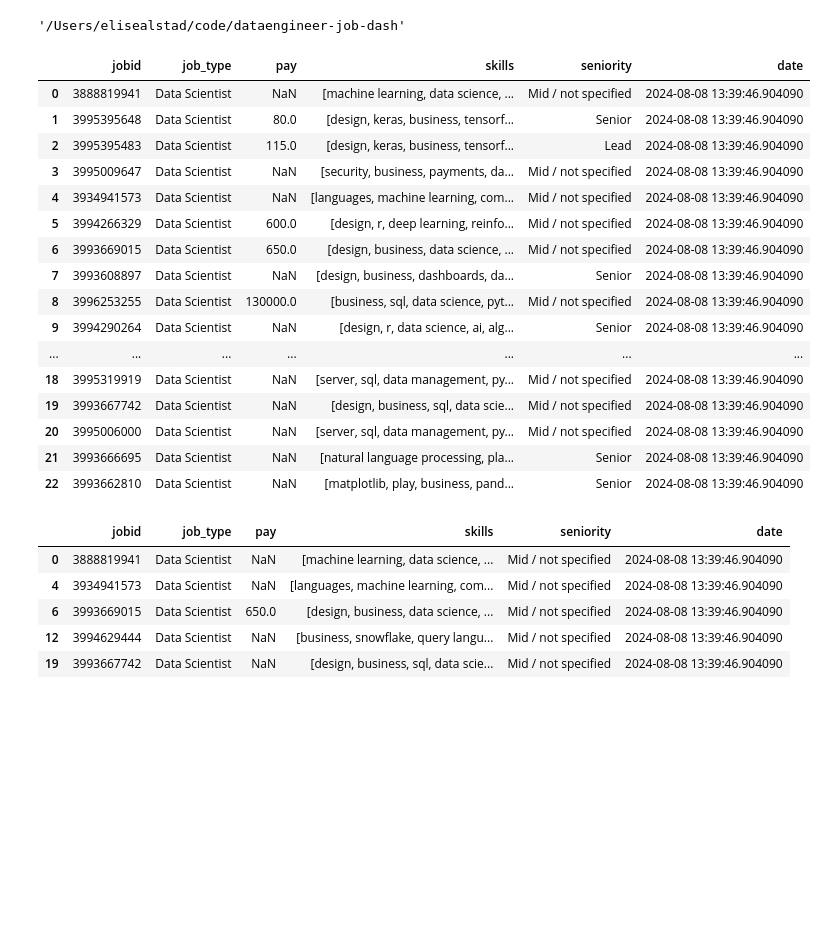
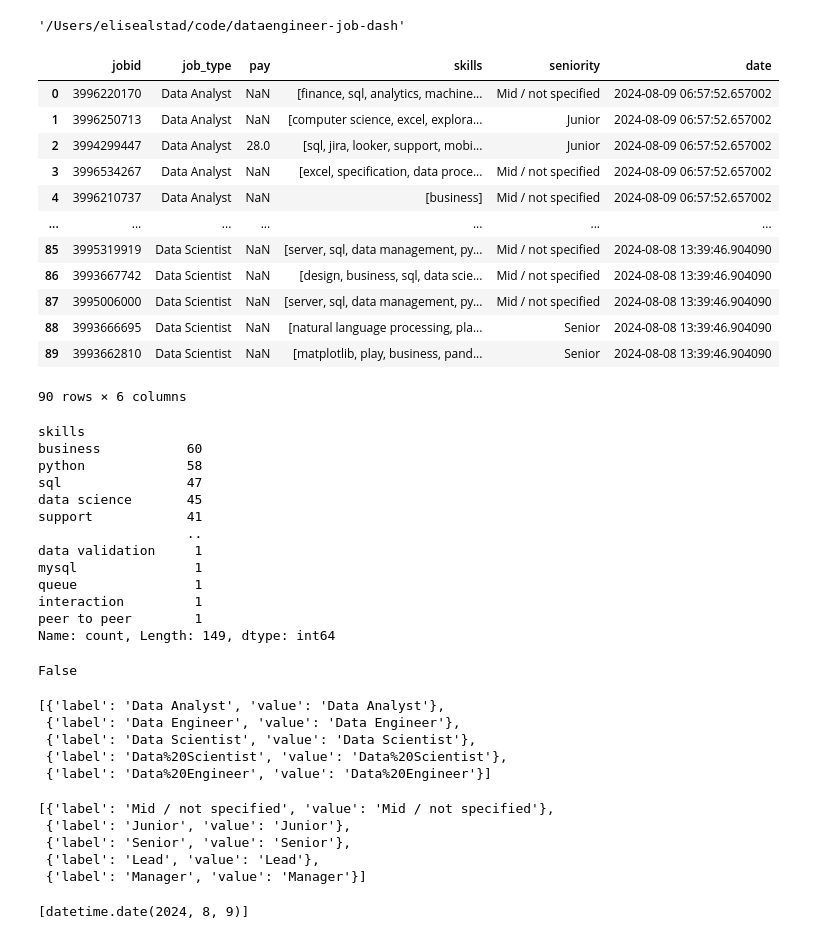
Before and after one commit to lalelisealstad/data-job-dash, a Jupyter notebook: notebooks/dev.ipynb, the cells around one changed output. Saved outputs shown, nothing was run; the diff lists cells and outputs as text; code cells hidden in the pictures; blank space fills up the shorter version.

```diff
--- a/notebooks/dev.ipynb
+++ b/notebooks/dev.ipynb
@@ -11,37 +11,33 @@ os.getcwd()
 # %%
 import pandas as pd
 import gcsfs
 import os
 
 
 
 # Define the path to your GCS bucket and file
-file_path_gcp = "gs://oslo-linkedin-dataengineer-jobs/transformed/jobs_08082024.parquet"
+file_path_gcp = "gs://oslo-linkedin-dataengineer-jobs/transformed"
 
 os.environ["GOOGLE_APPLICATION_CREDENTIALS"] = r"../service-account-details.json"
 
 df = pd.read_parquet(file_path_gcp)
 df = df.replace({'seniority':{None:'Mid / not specified'}})
 
 df
 # %% [output]
 |  | jobid | job_type | pay | skills | seniority | date |
-| 0 | 3888819941 | Data Scientist | NaN | [machine learning, data science, ... | Mid / not specified | 2024-08-08 13:39:46.904090 |
-| 1 | 3995395648 | Data Scientist | 80.0 | [design, keras, business, tensorf... | Senior | 2024-08-08 13:39:46.904090 |
-| 2 | 3995395483 | Data Scientist | 115.0 | [design, keras, business, tensorf... | Lead | 2024-08-08 13:39:46.904090 |
-| 3 | 3995009647 | Data Scientist | NaN | [security, business, payments, da... | Mid / not specified | 2024-08-08 13:39:46.904090 |
-| 4 | 3934941573 | Data Scientist | NaN | [languages, machine learning, com... | Mid / not specified | 2024-08-08 13:39:46.904090 |
-| 5 | 3994266329 | Data Scientist | 600.0 | [design, r, deep learning, reinfo... | Mid / not specified | 2024-08-08 13:39:46.904090 |
-| 6 | 3993669015 | Data Scientist | 650.0 | [design, business, data science, ... | Mid / not specified | 2024-08-08 13:39:46.904090 |
-| 7 | 3993608897 | Data Scientist | NaN | [design, business, dashboards, da... | Senior | 2024-08-08 13:39:46.904090 |
-| 8 | 3996253255 | Data Scientist | 130000.0 | [business, sql, data science, pyt... | Mid / not specified | 2024-08-08 13:39:46.904090 |
-| 9 | 3994290264 | Data Scientist | NaN | [design, r, data science, ai, alg... | Senior | 2024-08-08 13:39:46.904090 |
+| 0 | 3996220170 | Data Analyst | NaN | [finance, sql, analytics, machine... | Mid / not specified | 2024-08-09 06:57:52.657002 |
+| 1 | 3996250713 | Data Analyst | NaN | [computer science, excel, explora... | Junior | 2024-08-09 06:57:52.657002 |
+| 2 | 3994299447 | Data Analyst | 28.0 | [sql, jira, looker, support, mobi... | Junior | 2024-08-09 06:57:52.657002 |
+| 3 | 3996534267 | Data Analyst | NaN | [excel, specification, data proce... | Mid / not specified | 2024-08-09 06:57:52.657002 |
+| 4 | 3996210737 | Data Analyst | NaN | [business] | Mid / not specified | 2024-08-09 06:57:52.657002 |
 | ... | ... | ... | ... | ... | ... | ... |
-| 18 | 3995319919 | Data Scientist | NaN | [server, sql, data management, py... | Mid / not specified | 2024-08-08 13:39:46.904090 |
-| 19 | 3993667742 | Data Scientist | NaN | [design, business, sql, data scie... | Mid / not specified | 2024-08-08 13:39:46.904090 |
-| 20 | 3995006000 | Data Scientist | NaN | [server, sql, data management, py... | Mid / not specified | 2024-08-08 13:39:46.904090 |
-| 21 | 3993666695 | Data Scientist | NaN | [natural language processing, pla... | Senior | 2024-08-08 13:39:46.904090 |
-| 22 | 3993662810 | Data Scientist | NaN | [matplotlib, play, business, pand... | Senior | 2024-08-08 13:39:46.904090 |
+| 85 | 3995319919 | Data Scientist | NaN | [server, sql, data management, py... | Mid / not specified | 2024-08-08 13:39:46.904090 |
+| 86 | 3993667742 | Data Scientist | NaN | [design, business, sql, data scie... | Mid / not specified | 2024-08-08 13:39:46.904090 |
+| 87 | 3995006000 | Data Scientist | NaN | [server, sql, data management, py... | Mid / not specified | 2024-08-08 13:39:46.904090 |
+| 88 | 3993666695 | Data Scientist | NaN | [natural language processing, pla... | Senior | 2024-08-08 13:39:46.904090 |
+| 89 | 3993662810 | Data Scientist | NaN | [matplotlib, play, business, pand... | Senior | 2024-08-08 13:39:46.904090 |
+90 rows × 6 columns
 # %%
 filtered_df = df.query('job_type == @df.job_type.unique().tolist()[0]')
 filtered_df = filtered_df.query('seniority == @df.seniority.unique().tolist()[0]')
@@ -54,14 +50,47 @@ filtered_df = filtered_df[(filtered_df['date'] >= start_date) & (filtered_df['da
 
 ls_skills = df.explode('skills')['skills'].tolist()
 filtered_df = filtered_df[filtered_df['skills'].map(lambda x: ls_skills[0] in x)]
-filtered_df
+df.explode('skills')['skills'].value_counts()
 # %% [output]
-|  | jobid | job_type | pay | skills | seniority | date |
-| 0 | 3888819941 | Data Scientist | NaN | [machine learning, data science, ... | Mid / not specified | 2024-08-08 13:39:46.904090 |
-| 4 | 3934941573 | Data Scientist | NaN | [languages, machine learning, com... | Mid / not specified | 2024-08-08 13:39:46.904090 |
-| 6 | 3993669015 | Data Scientist | 650.0 | [design, business, data science, ... | Mid / not specified | 2024-08-08 13:39:46.904090 |
-| 12 | 3994629444 | Data Scientist | NaN | [business, snowflake, query langu... | Mid / not specified | 2024-08-08 13:39:46.904090 |
-| 19 | 3993667742 | Data Scientist | NaN | [design, business, sql, data scie... | Mid / not specified | 2024-08-08 13:39:46.904090 |
+skills
+business           60
+python             58
+sql                47
+data science       45
+support            41
+                   ..
+data validation     1
+mysql               1
+queue               1
+interaction         1
+peer to peer        1
+Name: count, Length: 149, dtype: int64
+# %%
+from datetime import datetime
+from datetime import date
+df.date.max().date() < date.today()
+# %% [output]
+False
+# %%
+[{'label': i, 'value': i} for i in df.job_type.unique().tolist()]
+# %% [output]
+[{'label': 'Data Analyst', 'value': 'Data Analyst'},
+ {'label': 'Data Engineer', 'value': 'Data Engineer'},
+ {'label': 'Data Scientist', 'value': 'Data Scientist'},
+ {'label': 'Data%20Scientist', 'value': 'Data%20Scientist'},
+ {'label': 'Data%20Engineer', 'value': 'Data%20Engineer'}]
+# %%
+[{'label': i, 'value': i}for i in df.seniority.unique().tolist()]
+# %% [output]
+[{'label': 'Mid / not specified', 'value': 'Mid / not specified'},
+ {'label': 'Junior', 'value': 'Junior'},
+ {'label': 'Senior', 'value': 'Senior'},
+ {'label': 'Lead', 'value': 'Lead'},
+ {'label': 'Manager', 'value': 'Manager'}]
+# %%
+filtered_df['date'].dt.date.unique().tolist()
+# %% [output]
+[datetime.date(2024, 8, 9)]
 # %%
 # import polars as pl
 
```
Also changed, not shown: parts of 17 cells of this notebook, 5 other files.
